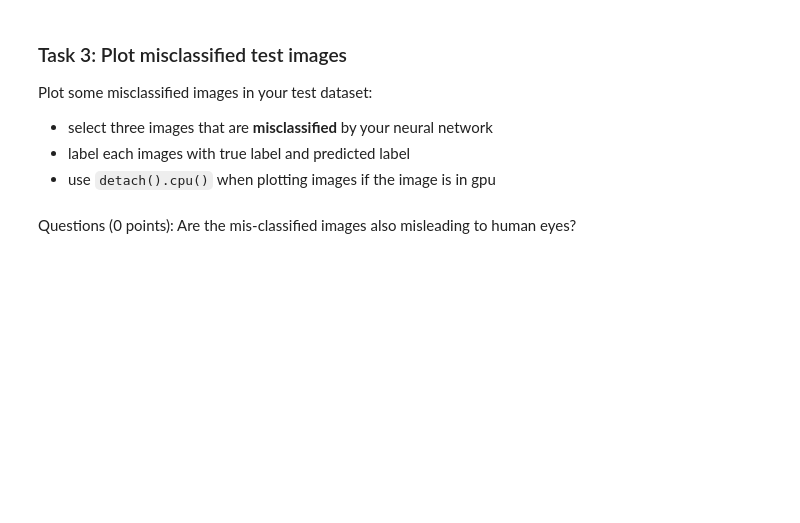
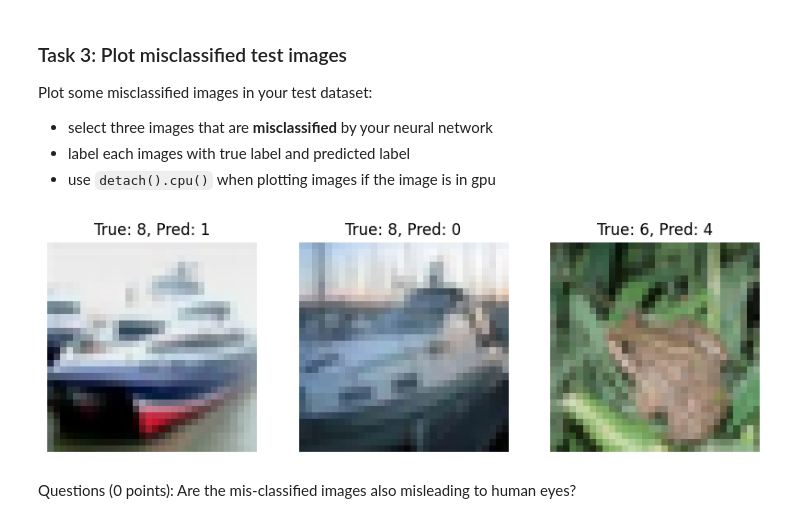
Before and after one commit to jung1230/Artificial_Intelligence, a Jupyter notebook: Assignment/Assignment_03/Assignment_03_Exercise.ipynb, the cells around one changed output. Saved outputs shown, nothing was run; the diff lists cells and outputs as text; code cells hidden in the pictures; blank space fills up the shorter version.

```diff
--- a/Assignment/Assignment_03/Assignment_03_Exercise.ipynb
+++ b/Assignment/Assignment_03/Assignment_03_Exercise.ipynb
@@ -263,6 +524,16 @@ max_epoch = 4
 # ----------- <Your code> ---------------
 # Define net
 
+# Initialize model, optimizer, and criterion
+net = CNN4CIFAR10().to(device)
+criterion = nn.CrossEntropyLoss()
+optimizer = optim.Adam(net.parameters(), lr=0.001)
+
+
+for epoch in range(max_epoch):
+    train_loss = train(net, criterion, optimizer, train_loader, epoch)
+
+    test_stat = test(net, criterion, test_loader, epoch)
 
 
 
@@ -292,3 +569,39 @@ targets = torch.tensor(testset.targets)
+# %%
+total_images = 3
+predictions = output['prediction']
+targets = torch.tensor(test_dataset.targets)
+# ----------- <Your code> ---------------
+
+# Find misclassified indices
+misclassified_indices = (predictions != targets).nonzero(as_tuple=True)[0]
+
+# select 3 misclassified images
+misclassified_indices = misclassified_indices[:total_images]
+
+fig, axs = plt.subplots(1, total_images, figsize=(10, 3))
+
+for i, idx in enumerate(misclassified_indices):
+    image, true_label = test_dataset[idx]
+
+    # Detach and move image to CPU
+    image = image.detach().cpu().numpy().transpose(1, 2, 0)  # Convert from (C, H, W) to (H, W, C)
+
+    # Unnormalize the image (reverse the normalization) since we normalized with (0.5, 0.5, 0.5)
+    image = image * 0.5 + 0.5
+
+    # Get the predicted label
+    predicted_label = predictions[idx].item()
+
+    # Plot the image
+    axs[i].imshow(image)
+    axs[i].axis('off')
+    axs[i].set_title(f'True: {true_label}, Pred: {predicted_label}')
+
+plt.show()
+
+# ----------- <End Your code> ---------------
+# %% [output]
+[figure, added]
 # %% [markdown]
 Questions (0 points): Are the mis-classified images also misleading to human eyes?
 # %% [markdown]
```
Also changed, not shown: parts of 24 cells of this notebook.
